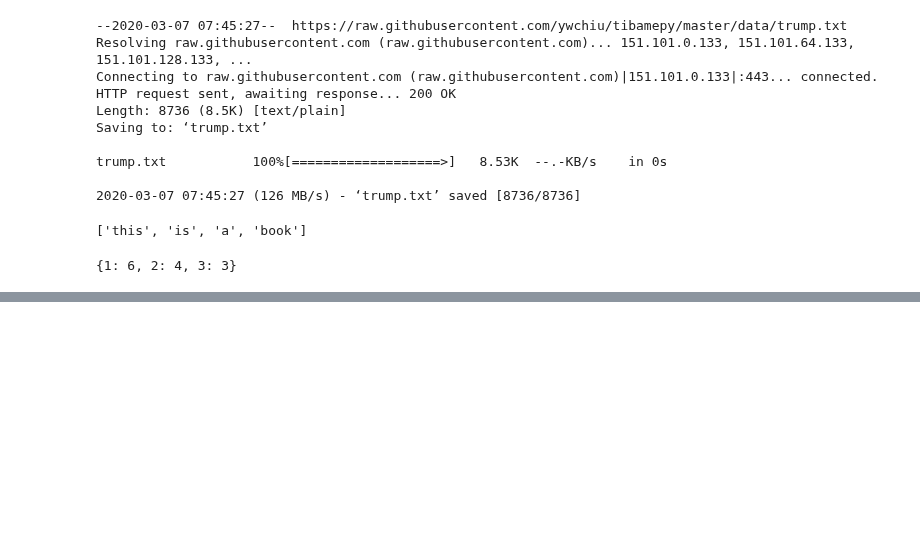
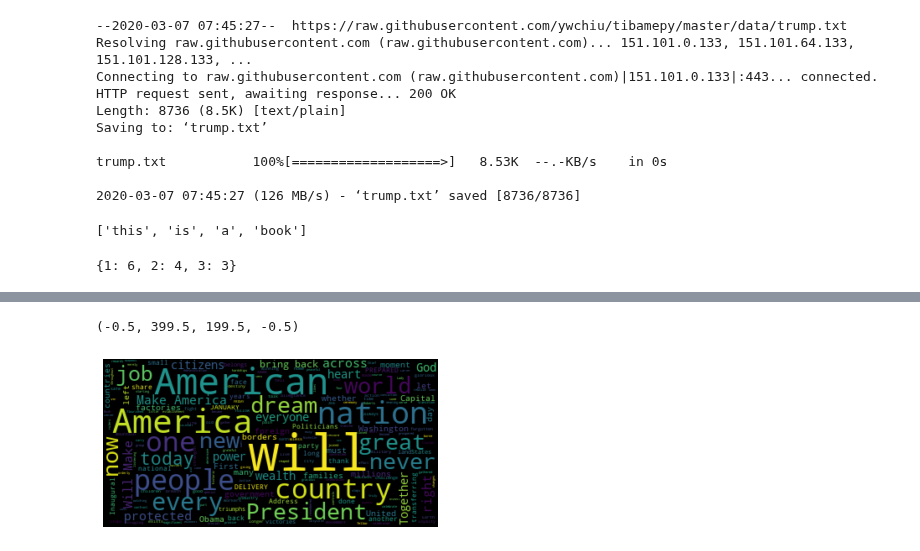
Before and after one commit to ywchiu/tibamedl, a Jupyter notebook: Demo20200307.ipynb, the cells around one changed output, grey strips where cells are left out. Drawn from its saved outputs; the diff is of its cells as text; code cells hidden in the pictures; blank space fills up the shorter version.

```diff
--- a/Demo20200307.ipynb
+++ b/Demo20200307.ipynb
@@ -1268,0 +1443,13 @@ dic
+# %%
+from wordcloud import WordCloud
+import matplotlib.pyplot as plt
+
+text = open('trump.txt', 'r', encoding='iso-8859-1').read()
+
+wordcloud = WordCloud().generate(text)
+
+plt.imshow(wordcloud, interpolation='bilinear')
+plt.axis("off")
+# %% [output]
+(-0.5, 399.5, 199.5, -0.5)
+[figure, added]
```
Also changed, not shown: parts of 39 cells of this notebook.
